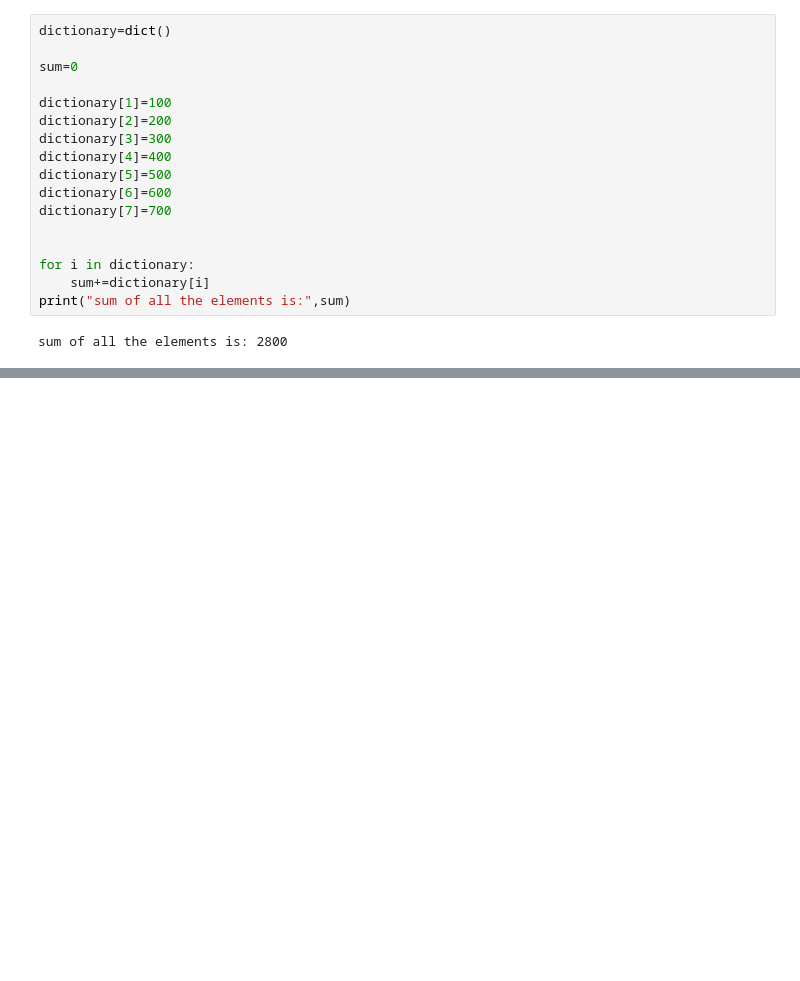
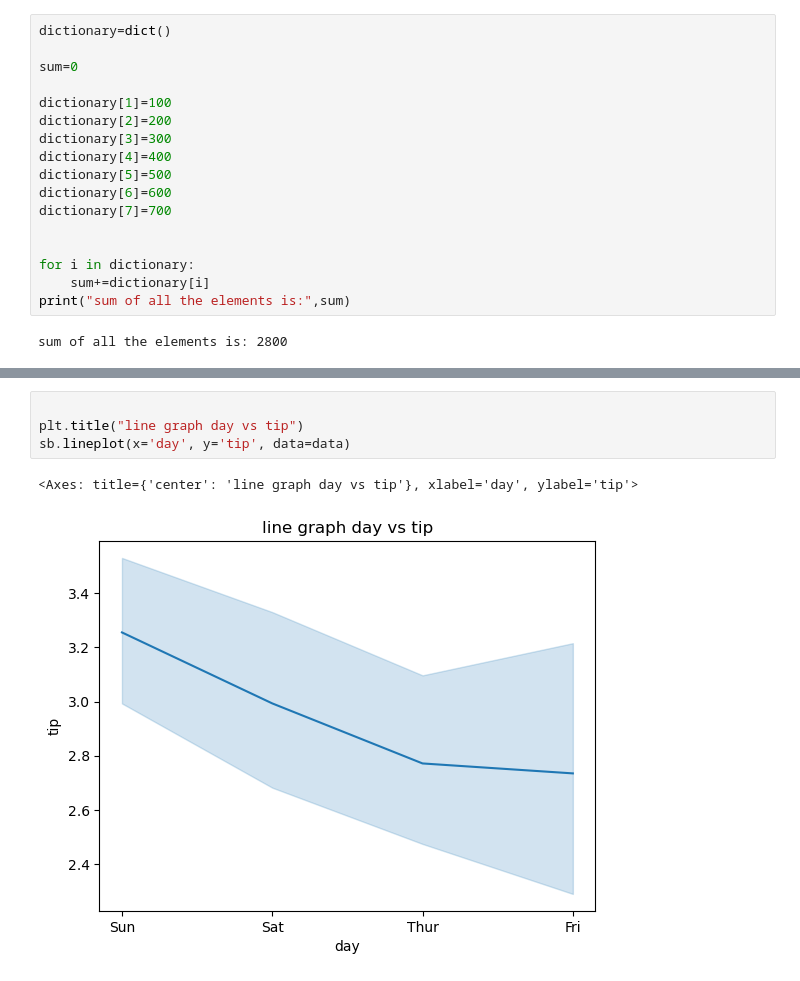
Before and after one commit to adityakognur/python-lab-programs, a Jupyter notebook: lab programs.ipynb, the cells around one changed output, grey strips where cells are left out. Drawn from its saved outputs; the diff is of its cells as text; blank space fills up the shorter version.

```diff
--- a/lab programs.ipynb
+++ b/lab programs.ipynb
@@ -224,0 +370,7 @@ sum of all the elements is: 2800
+# %%
+
+plt.title("line graph day vs tip")
+sb.lineplot(x='day', y='tip', data=data)
+# %% [output]
+<Axes: title={'center': 'line graph day vs tip'}, xlabel='day', ylabel='tip'>
+[figure, added]
```
Also changed, not shown: parts of 24 cells of this notebook.
